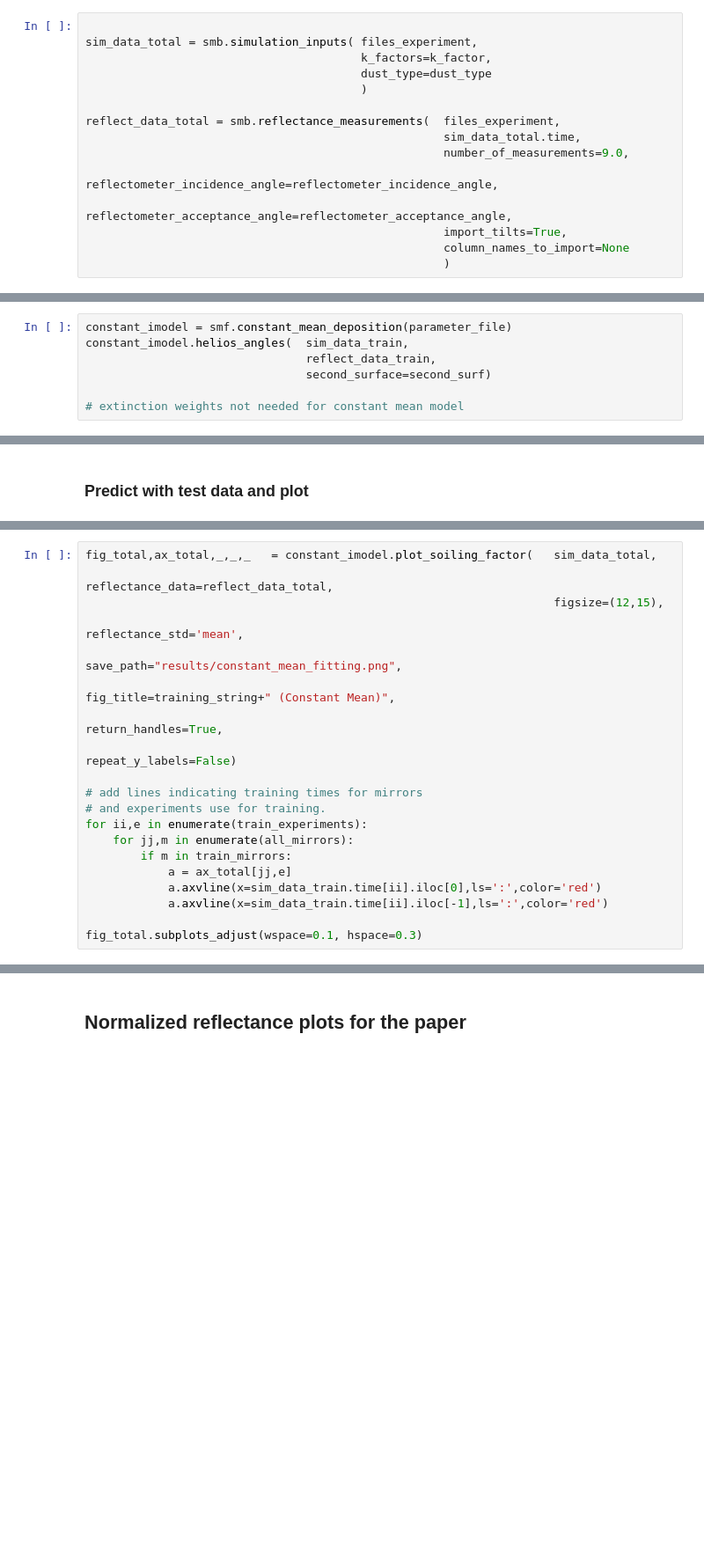
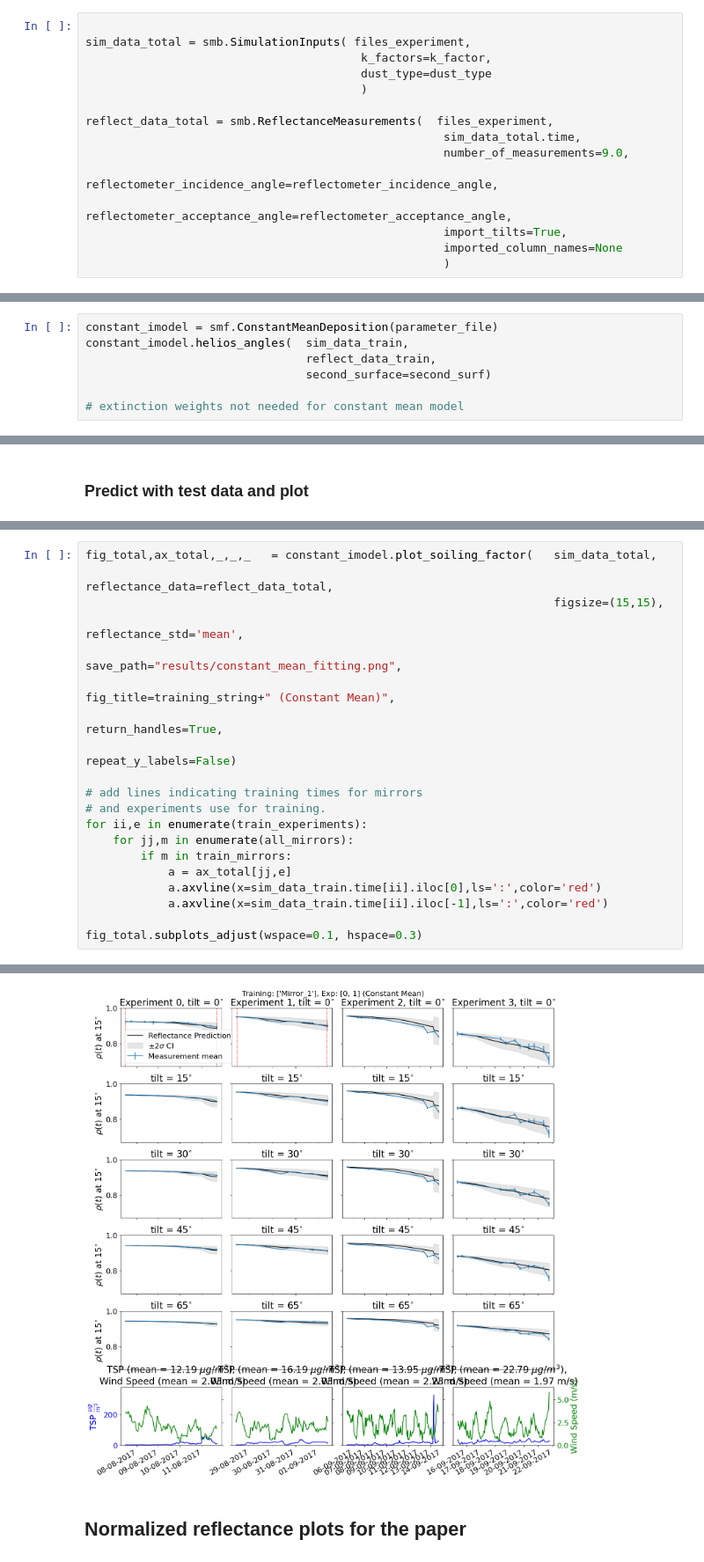
Before and after one commit to cholette/HelioSoil, a Jupyter notebook: demo_hrz0_fitting.ipynb, the cells around one changed output, grey strips where cells are left out. Shown at 88% size. Drawn from its saved outputs; the diff is of its cells as text; blank space fills up the shorter version.

```diff
--- a/demo_hrz0_fitting.ipynb
+++ b/demo_hrz0_fitting.ipynb
@@ -72,16 +89,16 @@ sim_data_train,reflect_data_train = smu.trim_experiment_data(   sim_data_train,
 Load in the total data
 # %%
 
-sim_data_total = smb.simulation_inputs( files_experiment,
+sim_data_total = smb.SimulationInputs( files_experiment,
                                         k_factors=k_factor,
                                         dust_type=dust_type
                                         )
 
-reflect_data_total = smb.reflectance_measurements(  files_experiment,
+reflect_data_total = smb.ReflectanceMeasurements(  files_experiment,
                                                     sim_data_total.time,
                                                     number_of_measurements=9.0,
                                                     reflectometer_incidence_angle=reflectometer_incidence_angle,
                                                     reflectometer_acceptance_angle=reflectometer_acceptance_angle,
                                                     import_tilts=True,
-                                                    column_names_to_import=None
+                                                    imported_column_names=None
                                                     )
@@ -242,7 +394,7 @@ fig.savefig(sp_save_file+".pdf",bbox_inches='tight')
 ## Constant Mean Desposition Velocity
 ### Compute deposition velocity, angles. Mie weights not needed for constant mean model.
 # %%
-constant_imodel = smf.constant_mean_deposition(parameter_file)
+constant_imodel = smf.ConstantMeanDeposition(parameter_file)
 constant_imodel.helios_angles(  sim_data_train,
                                 reflect_data_train,
                                 second_surface=second_surf)
@@ -288,7 +465,7 @@ constant_imodel.helios_angles(  sim_data_total,
 # %%
 fig_total,ax_total,_,_,_   = constant_imodel.plot_soiling_factor(   sim_data_total,
                                                                     reflectance_data=reflect_data_total,
-                                                                    figsize=(12,15),
+                                                                    figsize=(15,15),
                                                                     reflectance_std='mean',
                                                                     save_path="results/constant_mean_fitting.png",
                                                                     fig_title=training_string+" (Constant Mean)",
@@ -305,3 +482,4 @@ for ii,e in enumerate(train_experiments):
             a.axvline(x=sim_data_train.time[ii].iloc[-1],ls=':',color='red')
 
 fig_total.subplots_adjust(wspace=0.1, hspace=0.3)
+# %% [output]
@@ -308,3 +487,4 @@ fig_total.subplots_adjust(wspace=0.1, hspace=0.3)
+[figure, added]
 # %% [markdown]
 ## Normalized reflectance plots for the paper
 # %%
```
Also changed, not shown: parts of 25 cells of this notebook, 16 other files.
